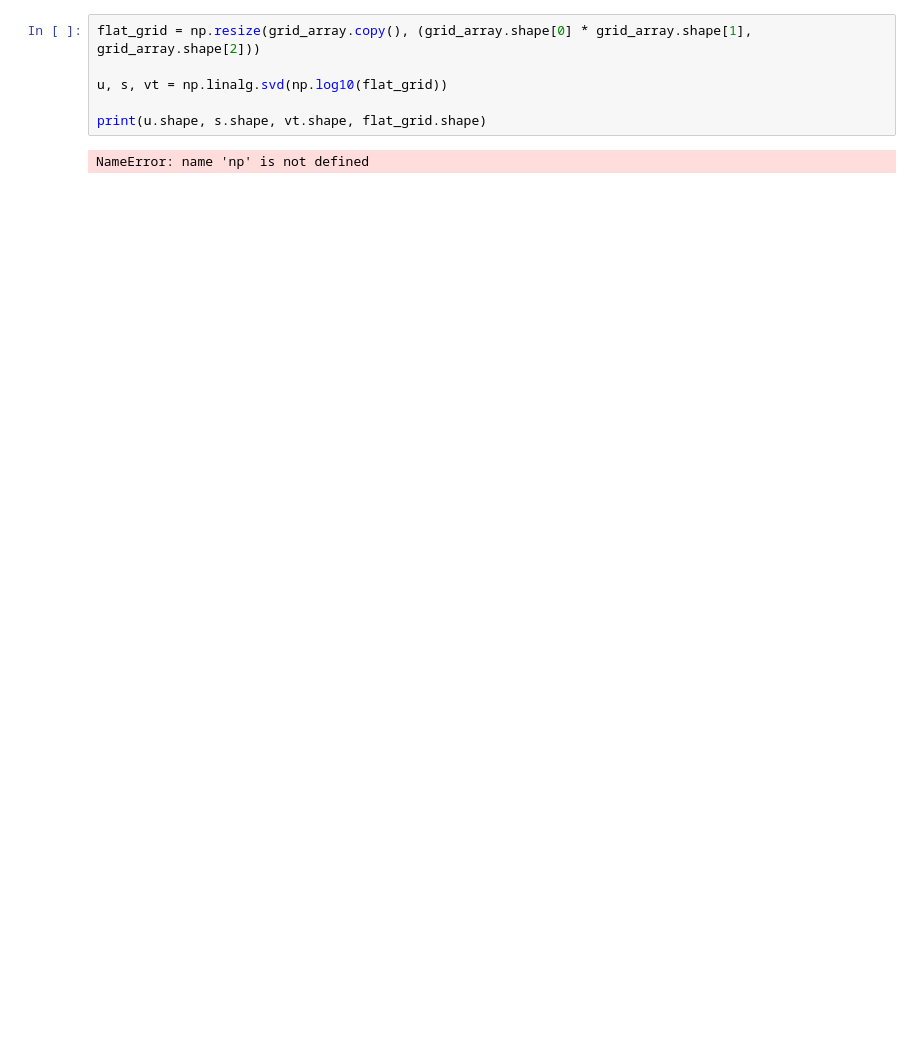
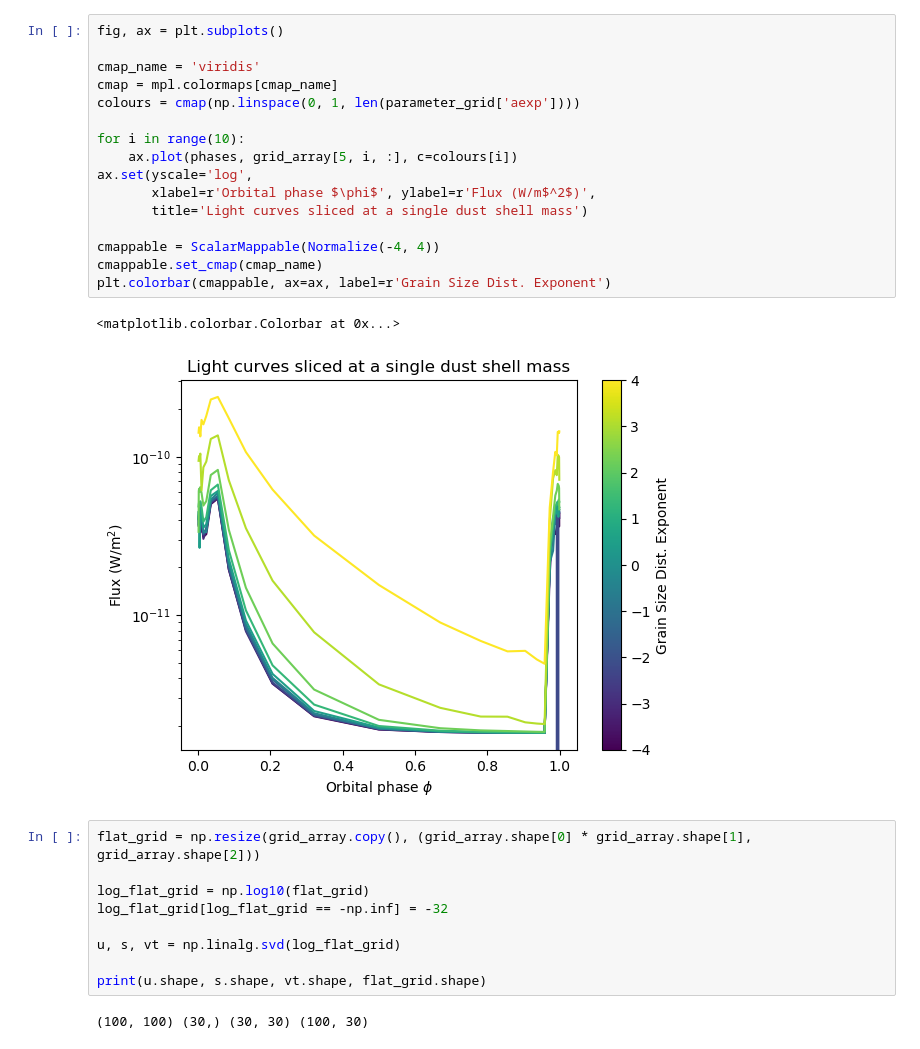
Before and after one commit to ryanwhite1/xenomorph, a Jupyter notebook: SVD.ipynb, the cells around one changed output. Saved outputs shown, nothing was run; the diff lists cells and outputs as text; blank space fills up the shorter version.

```diff
--- a/SVD.ipynb
+++ b/SVD.ipynb
@@ -21,11 +34,33 @@ ax.set(yscale='log')
+# %%
+fig, ax = plt.subplots()
+
+cmap_name = 'viridis'
+cmap = mpl.colormaps[cmap_name]
+colours = cmap(np.linspace(0, 1, len(parameter_grid['aexp'])))
+
+for i in range(10):
+    ax.plot(phases, grid_array[5, i, :], c=colours[i])
+ax.set(yscale='log',
+       xlabel=r'Orbital phase $\phi$', ylabel=r'Flux (W/m$^2$)',
+       title='Light curves sliced at a single dust shell mass')
+
+cmappable = ScalarMappable(Normalize(-4, 4))
+cmappable.set_cmap(cmap_name)
+plt.colorbar(cmappable, ax=ax, label=r'Grain Size Dist. Exponent')
+# %% [output]
+<matplotlib.colorbar.Colorbar at 0x...>
+[figure, added]
 # %%
 flat_grid = np.resize(grid_array.copy(), (grid_array.shape[0] * grid_array.shape[1], grid_array.shape[2]))
 
-u, s, vt = np.linalg.svd(np.log10(flat_grid))
+log_flat_grid = np.log10(flat_grid)
+log_flat_grid[log_flat_grid == -np.inf] = -32
+
+u, s, vt = np.linalg.svd(log_flat_grid)
 
 print(u.shape, s.shape, vt.shape, flat_grid.shape)
 # %% [output]
-NameError: name 'np' is not defined
+(100, 100) (30,) (30, 30) (100, 30)
 # %%
 fig, ax = plt.subplots()
 ax.plot(np.log10(s), ls='', marker='.')
```
Also changed, not shown: parts of 6 cells of this notebook, 3 other files.
